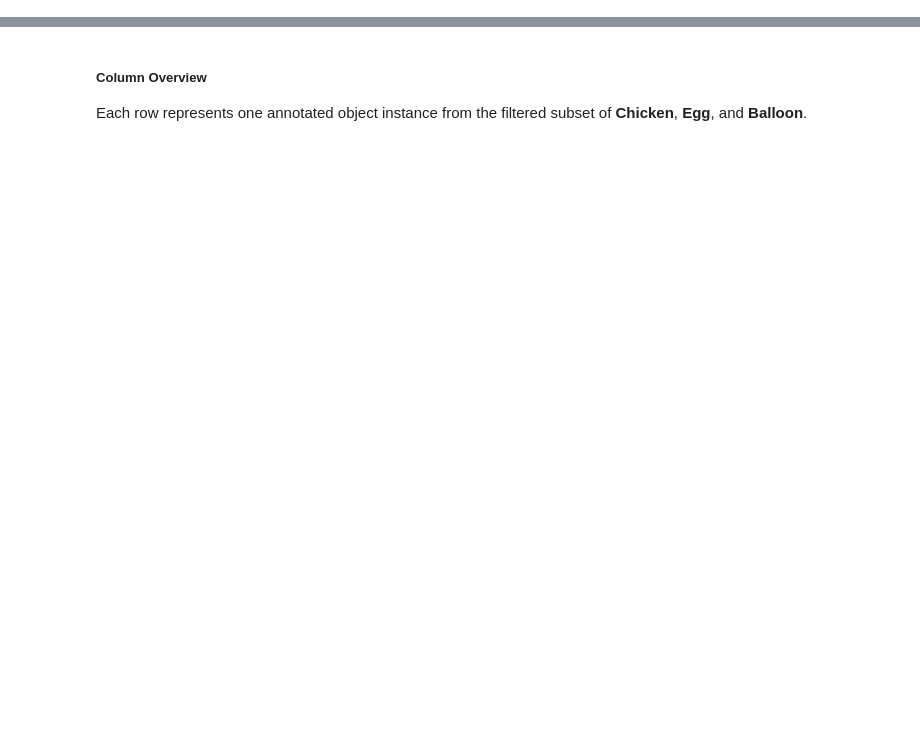
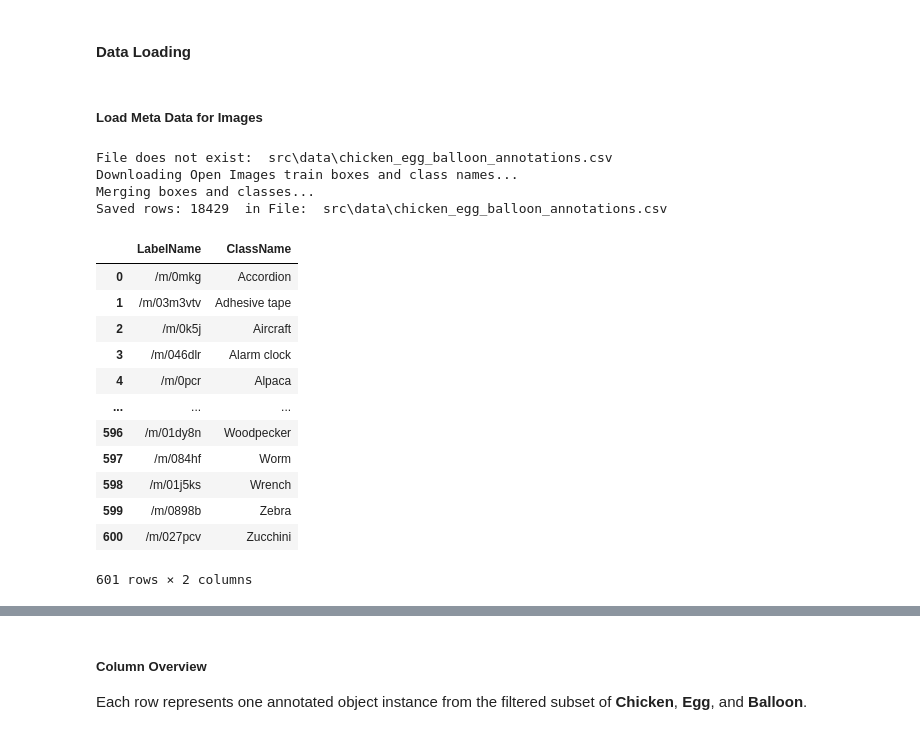
Before and after one commit to Nuray-Visne/image_classification, a Jupyter notebook: image_classification.ipynb, the cells around one changed output, grey strips where cells are left out. Cells and saved outputs as stored; diff of their text form; code cells hidden in the pictures; blank space fills up the shorter version.

Commit message:
added dataset loading - not yet working

```diff
--- a/image_classification.ipynb
+++ b/image_classification.ipynb
@@ -55,0 +36,68 @@ print(df.head())
+# %% [markdown]
+#### Data Loading
+# %% [markdown]
+##### Load Meta Data for Images
+# %%
+DATA_DIR = Path("src/data")
+DATA_DIR.mkdir(parents=True, exist_ok=True)
+ANNOTATIONS_PATH = DATA_DIR / "chicken_egg_balloon_annotations.csv"
+bbox_csv = DATA_DIR / "oidv6-train-annotations-bbox.csv"
+classes_csv = DATA_DIR / "oidv7-class-descriptions-boxable.csv"
+
+if not ANNOTATIONS_PATH.is_file():
+    print("File does not exist: ", ANNOTATIONS_PATH)
+
+    # Build chicken_egg_balloon_annotations.csv from Open Images train boxes + class names
+    print("Downloading Open Images train boxes and class names...")
+    urllib.request.urlretrieve(
+        "https://storage.googleapis.com/openimages/v6/oidv6-train-annotations-bbox.csv",
+        bbox_csv,
+    )
+
+    urllib.request.urlretrieve(
+        "https://storage.googleapis.com/openimages/v7/oidv7-class-descriptions-boxable.csv",
+        classes_csv,
+    )
+
+    boxes = pd.read_csv(bbox_csv)
+    classes = pd.read_csv(
+        classes_csv,
+        header=0,
+        names=["LabelName", "ClassName"],
+    )
+
+    print("Merging boxes and classes...")
+    df = boxes.merge(classes, on="LabelName", how="left")
+    target_classes = ["Chicken", "Egg", "Balloon"]
+    interested_classes = df[df["ClassName"].isin(target_classes)].copy()
+    interested_classes.to_csv(ANNOTATIONS_PATH, index=False)
+
+    print("Saved rows:", len(interested_classes), " in File: ", ANNOTATIONS_PATH)
+else:
+    classes = pd.read_csv(
+        classes_csv,
+        header=0,
+        names=["LabelName", "ClassName"],
+    )
+    print("File already exists: ", ANNOTATIONS_PATH)
+# %% [output]
+File does not exist:  src\data\chicken_egg_balloon_annotations.csv
+Downloading Open Images train boxes and class names...
+Merging boxes and classes...
+Saved rows: 18429  in File:  src\data\chicken_egg_balloon_annotations.csv
+# %%
+classes
+# %% [output]
+|  | LabelName | ClassName |
+| 0 | /m/0mkg | Accordion |
+| 1 | /m/03m3vtv | Adhesive tape |
+| 2 | /m/0k5j | Aircraft |
+| 3 | /m/046dlr | Alarm clock |
+| 4 | /m/0pcr | Alpaca |
+| ... | ... | ... |
+| 596 | /m/01dy8n | Woodpecker |
+| 597 | /m/084hf | Worm |
+| 598 | /m/01j5ks | Wrench |
+| 599 | /m/0898b | Zebra |
+| 600 | /m/027pcv | Zucchini |
+601 rows × 2 columns
```
Also changed, not shown: parts of 18 cells of this notebook, 7 other files.
